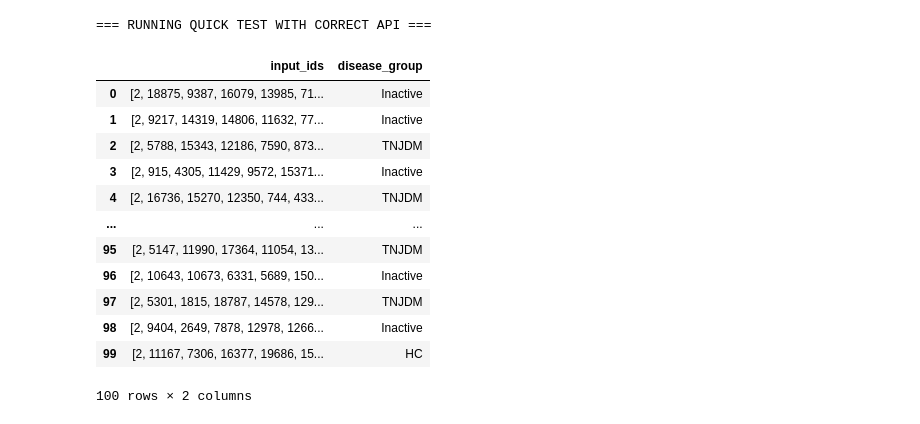
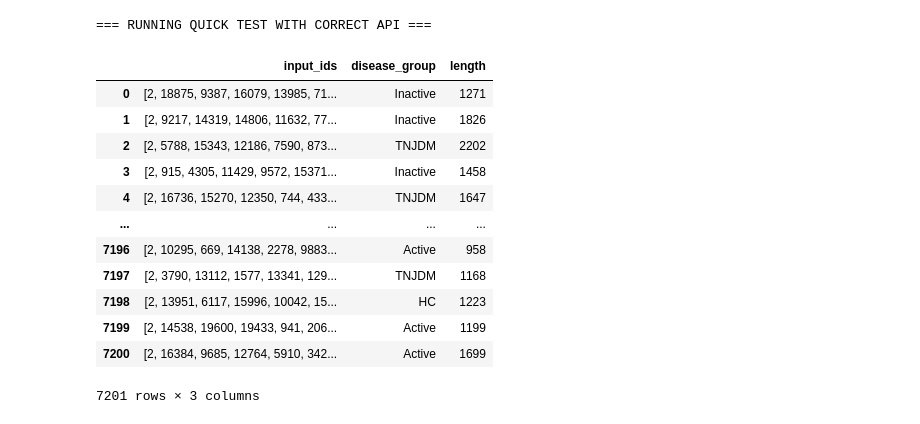
Before and after one commit to tusharagashe/JDMGeneformer, a Jupyter notebook: quick_test.ipynb, the cells around one changed output. Cells and saved outputs as stored; diff of their text form; code cells hidden in the pictures.

```diff
--- a/quick_test.ipynb
+++ b/quick_test.ipynb
@@ -30,7 +31,7 @@ print("=== RUNNING QUICK TEST WITH CORRECT API ===")
 # Load and subset data
 full_dataset = load_from_disk("tokenized_train_dataset/tokenized.dataset")
 subset = full_dataset.select(range(100))  # slightly more for meaningful test
-subset = subset.remove_columns('length')
+#subset = subset.remove_columns('length')
 subset_path = "tokenized_train_dataset/subset_test.dataset"
 subset.save_to_disk(subset_path)
 
@@ -40,21 +41,23 @@ os.makedirs("quick_test_output", exist_ok=True)
 # %%
 import pandas
 df = subset.to_pandas()
 df
+df2 = full_dataset.to_pandas()
+df2
 # %% [output]
-|  | input_ids | disease_group |
-| 0 | [2, 18875, 9387, 16079, 13985, 71... | Inactive |
-| 1 | [2, 9217, 14319, 14806, 11632, 77... | Inactive |
-| 2 | [2, 5788, 15343, 12186, 7590, 873... | TNJDM |
-| 3 | [2, 915, 4305, 11429, 9572, 15371... | Inactive |
-| 4 | [2, 16736, 15270, 12350, 744, 433... | TNJDM |
-| ... | ... | ... |
-| 95 | [2, 5147, 11990, 17364, 11054, 13... | TNJDM |
-| 96 | [2, 10643, 10673, 6331, 5689, 150... | Inactive |
-| 97 | [2, 5301, 1815, 18787, 14578, 129... | TNJDM |
-| 98 | [2, 9404, 2649, 7878, 12978, 1266... | Inactive |
-| 99 | [2, 11167, 7306, 16377, 19686, 15... | HC |
+|  | input_ids | disease_group | length |
+| 0 | [2, 18875, 9387, 16079, 13985, 71... | Inactive | 1271 |
+| 1 | [2, 9217, 14319, 14806, 11632, 77... | Inactive | 1826 |
+| 2 | [2, 5788, 15343, 12186, 7590, 873... | TNJDM | 2202 |
+| 3 | [2, 915, 4305, 11429, 9572, 15371... | Inactive | 1458 |
+| 4 | [2, 16736, 15270, 12350, 744, 433... | TNJDM | 1647 |
+| ... | ... | ... | ... |
+| 7196 | [2, 10295, 669, 14138, 2278, 9883... | Active | 958 |
+| 7197 | [2, 3790, 13112, 1577, 13341, 129... | TNJDM | 1168 |
+| 7198 | [2, 13951, 6117, 15996, 10042, 15... | HC | 1223 |
+| 7199 | [2, 14538, 19600, 19433, 941, 206... | Active | 1199 |
+| 7200 | [2, 16384, 9685, 12764, 5910, 342... | Active | 1699 |
-100 rows × 2 columns
+7201 rows × 3 columns
 # %%
 quick_training_args = TrainingArguments(
       output_dir="quick_test_output",
```
Also changed, not shown: parts of 7 cells of this notebook.
